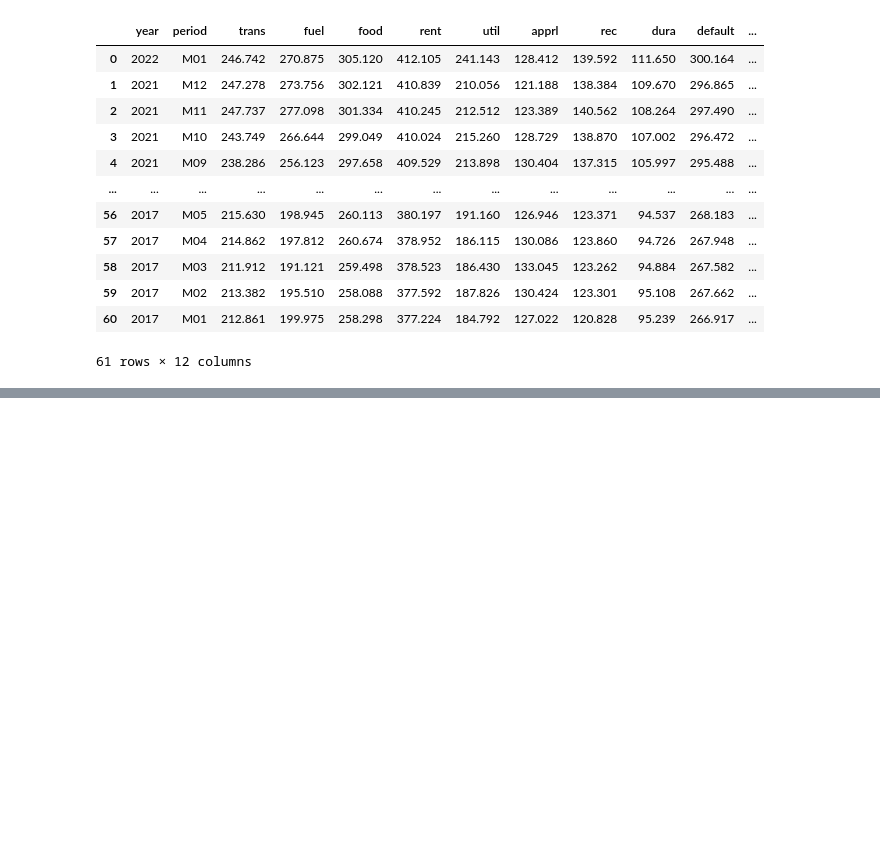
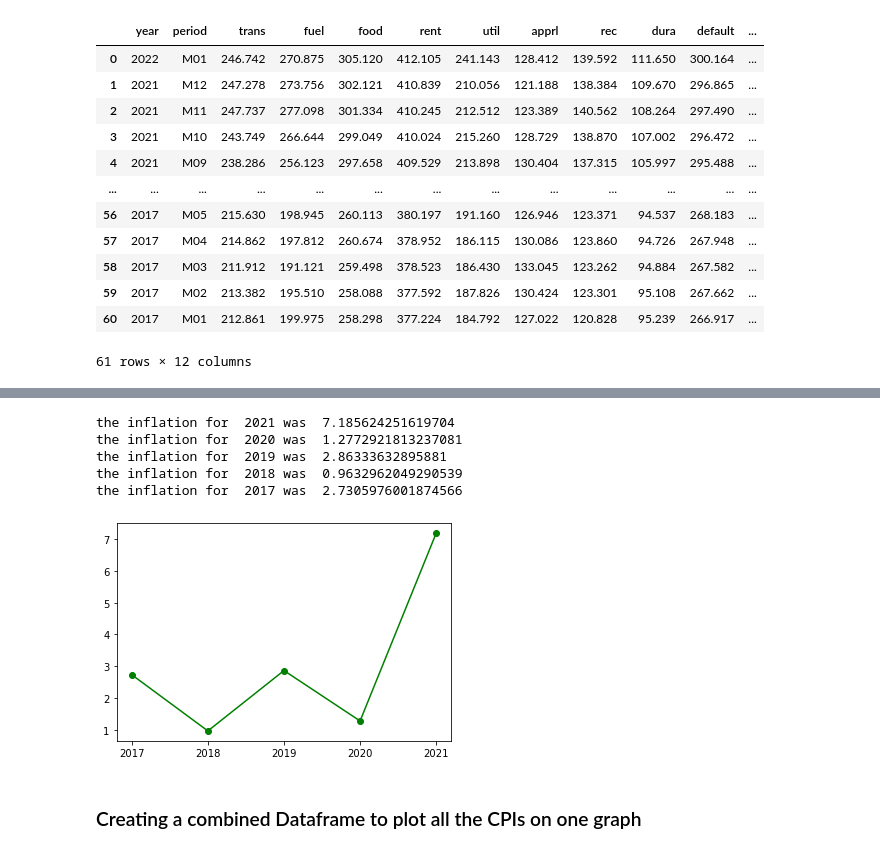
Before and after one commit to nmcdowell00/econ1923, a Jupyter notebook: cpiProjectCode.ipynb, the cells around one changed output, grey strips where cells are left out. Cells and saved outputs as stored; diff of their text form; code cells hidden in the pictures; blank space fills up the shorter version.

```diff
--- a/cpiProjectCode.ipynb
+++ b/cpiProjectCode.ipynb
@@ -331,3 +310,5 @@ for i in dataframe_list:
+# %%
+df_chic.sort_values(by=['year','period'],inplace=True,ascending=False)
 # %%
 df_newYark
 # %% [output]
@@ -366,0 +451,11 @@ df_newYark
+# %%
+inflation(df_chic, 'myCPI','year')
+# %% [output]
+the inflation for  2021 was  7.185624251619704
+the inflation for  2020 was  1.2772921813237081
+the inflation for  2019 was  2.86333632895881
+the inflation for  2018 was  0.9632962049290539
+the inflation for  2017 was  2.7305976001874566
+[figure, added]
+# %% [markdown]
+### Creating a combined Dataframe to plot all the CPIs on one graph
```
Also changed, not shown: parts of 42 cells of this notebook.
